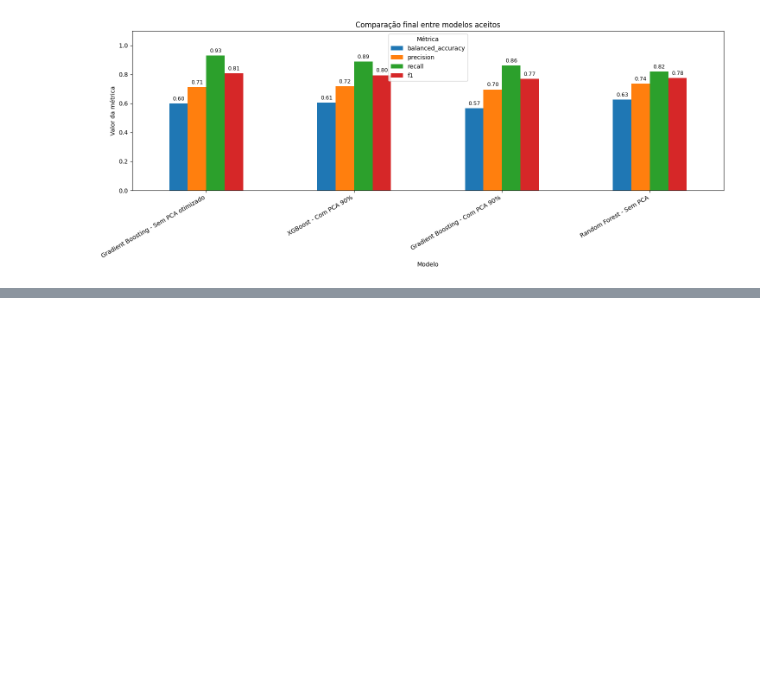
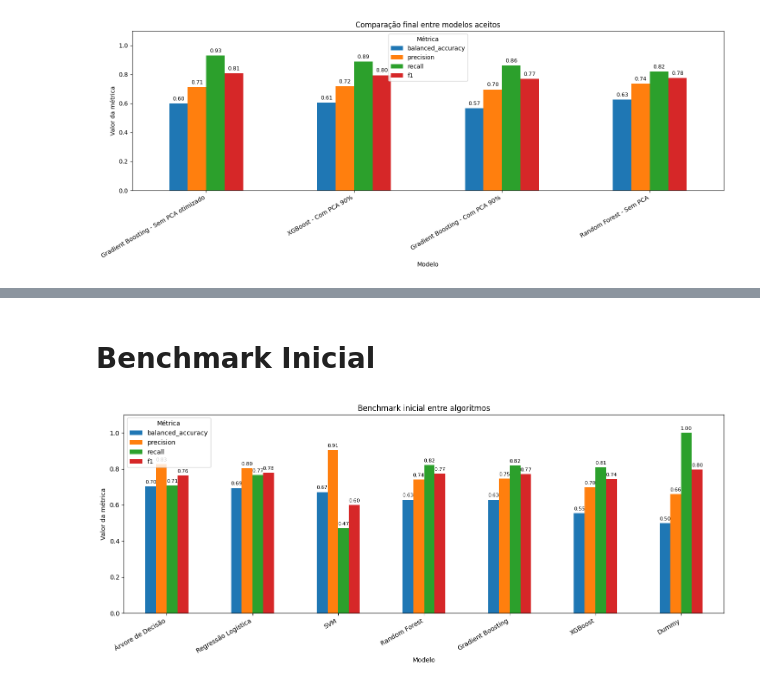
Before and after one commit to pablocosme/Projeto_Residuos_Dentarios_IA, a Jupyter notebook: benchmark_alg.ipynb, the cells around one changed output, grey strips where cells are left out. Drawn from its saved outputs; the diff is of its cells as text; code cells hidden in the pictures; blank space fills up the shorter version.

```diff
--- a/benchmark_alg.ipynb
+++ b/benchmark_alg.ipynb
@@ -1239,0 +1271,48 @@ plt.show()
+# %% [markdown]
+# Benchmark Inicial
+# %%
+modelos_benchmark_plot = [
+    "Regressão Logística",
+    "SVM",
+    "Árvore de Decisão",
+    "Random Forest",
+    "Gradient Boosting",
+    "XGBoost",
+    "Dummy"
+]
+
+df_benchmark_plot = df_resultados[
+    df_resultados["modelo"].isin(modelos_benchmark_plot)
+].copy()
+
+df_benchmark_plot = df_benchmark_plot.sort_values(
+    by=["balanced_accuracy", "f1"],
+    ascending=False
+)
+
+metricas_plot = ["balanced_accuracy", "precision", "recall", "f1"]
+
+ax = df_benchmark_plot.set_index("modelo")[metricas_plot].plot(
+    kind="bar",
+    figsize=(14, 6)
+)
+
+plt.title("Benchmark inicial entre algoritmos")
+plt.ylabel("Valor da métrica")
+plt.xlabel("Modelo")
+plt.xticks(rotation=30, ha="right")
+plt.ylim(0, 1.10)
+plt.legend(title="Métrica")
+
+for container in ax.containers:
+    ax.bar_label(container, fmt="%.2f", padding=3, fontsize=8)
+
+plt.tight_layout()
+plt.savefig(
+    "grafico_benchmark_inicial_algoritmos.png",
+    dpi=300,
+    bbox_inches="tight"
+)
+plt.show()
+# %% [output]
+[figure, added]
```
Also changed, not shown: parts of 3 cells of this notebook, 3 other files.
